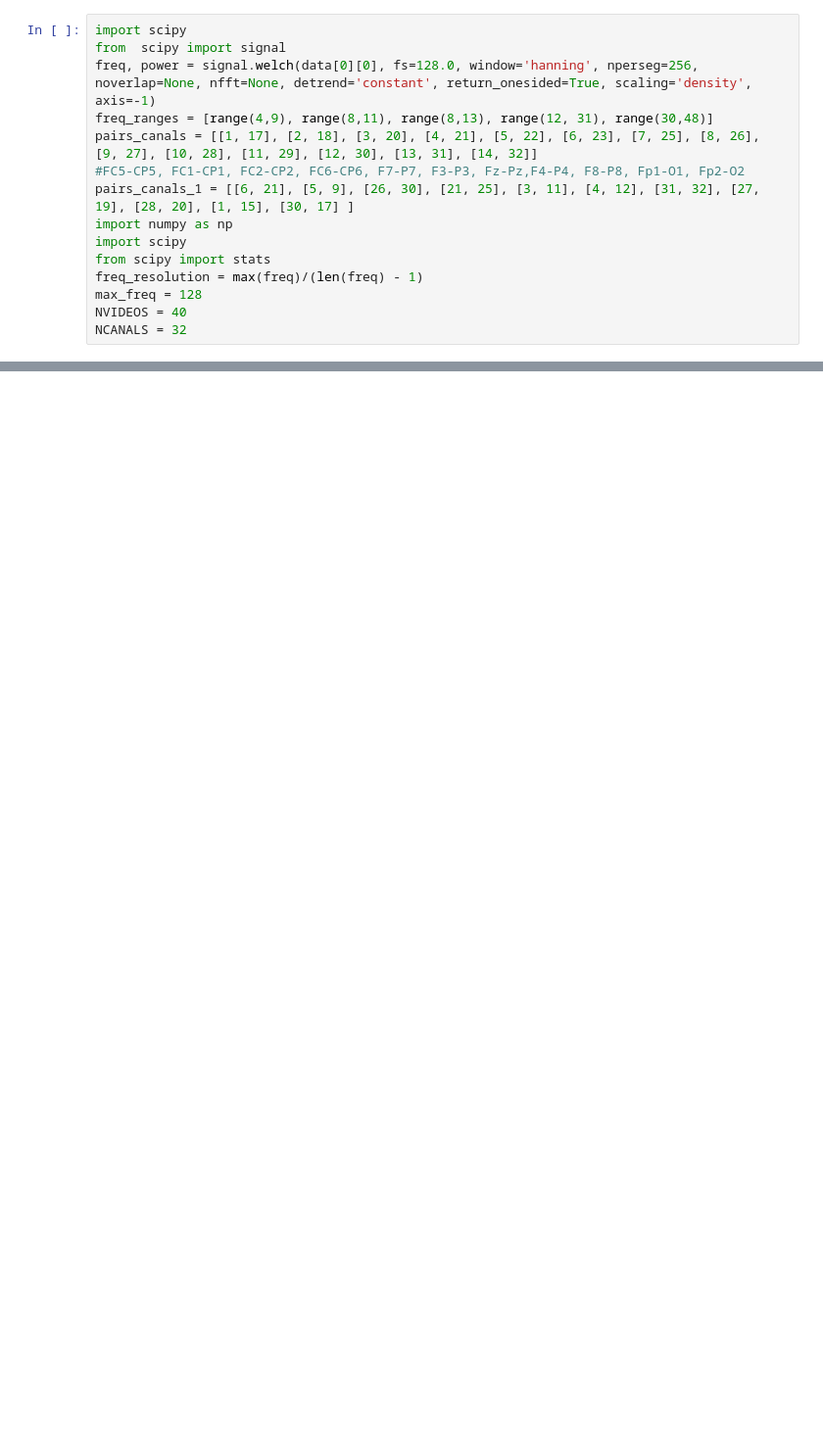
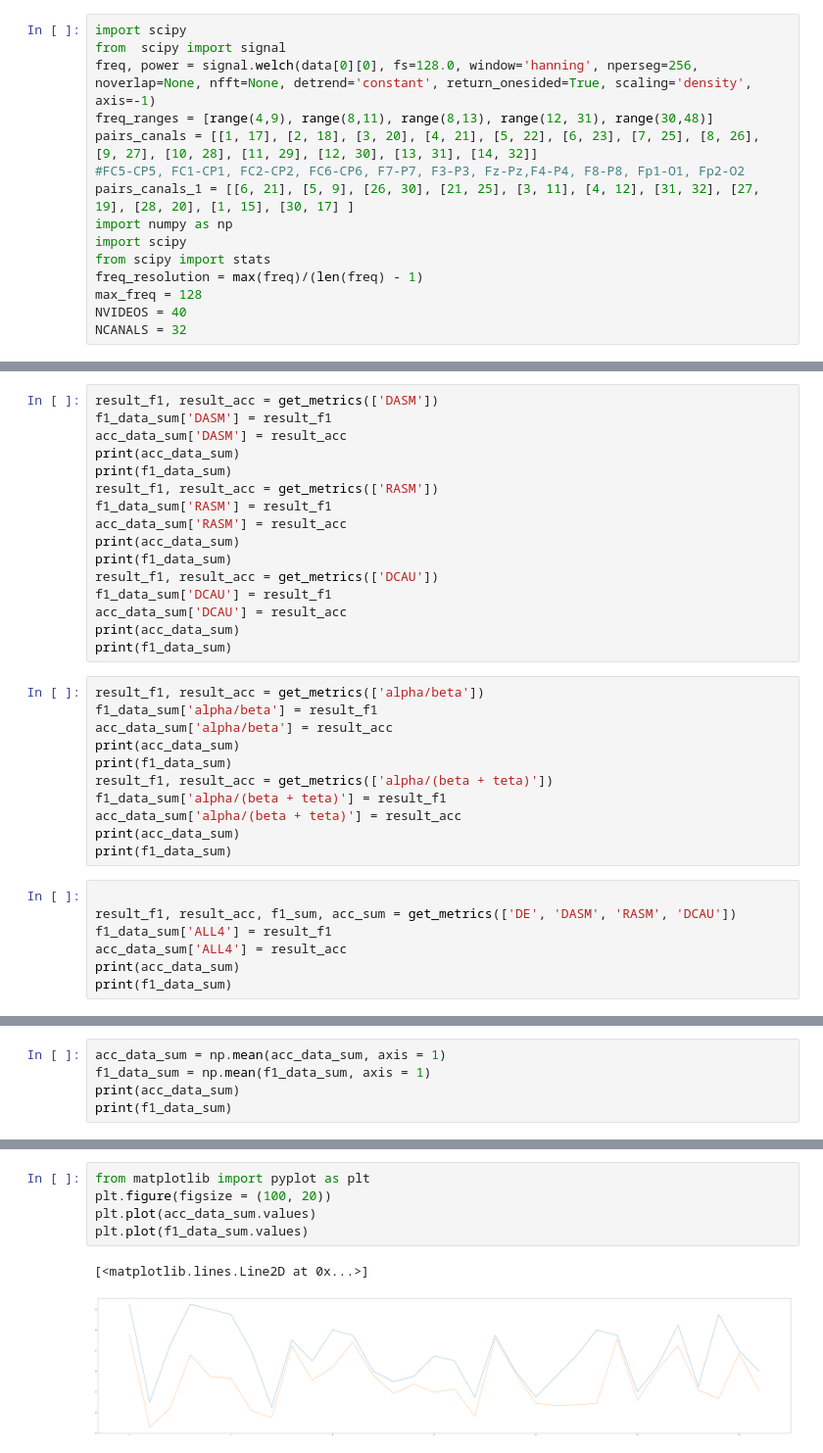
Before and after one commit to mykolesiko/eeg_investigation, a Jupyter notebook: MADE_baseline_report_noneutral_article.ipynb, the cells around one changed output, grey strips where cells are left out. Shown at 98% size. Drawn from its saved outputs; the diff is of its cells as text; blank space fills up the shorter version.

```diff
--- a/MADE_baseline_report_noneutral_article.ipynb
+++ b/MADE_baseline_report_noneutral_article.ipynb
@@ -446,0 +434,34 @@ print(data_all.shape)
+# %%
+result_f1, result_acc = get_metrics(['DASM'])
+f1_data_sum['DASM'] = result_f1
+acc_data_sum['DASM'] = result_acc
+print(acc_data_sum)
+print(f1_data_sum)
+result_f1, result_acc = get_metrics(['RASM'])
+f1_data_sum['RASM'] = result_f1
+acc_data_sum['RASM'] = result_acc
+print(acc_data_sum)
+print(f1_data_sum)
+result_f1, result_acc = get_metrics(['DCAU'])
+f1_data_sum['DCAU'] = result_f1
+acc_data_sum['DCAU'] = result_acc
+print(acc_data_sum)
+print(f1_data_sum)
+# %%
+result_f1, result_acc = get_metrics(['alpha/beta'])
+f1_data_sum['alpha/beta'] = result_f1
+acc_data_sum['alpha/beta'] = result_acc
+print(acc_data_sum)
+print(f1_data_sum)
+result_f1, result_acc = get_metrics(['alpha/(beta + teta)'])
+f1_data_sum['alpha/(beta + teta)'] = result_f1
+acc_data_sum['alpha/(beta + teta)'] = result_acc
+print(acc_data_sum)
+print(f1_data_sum)
+# %%
+
+result_f1, result_acc, f1_sum, acc_sum = get_metrics(['DE', 'DASM', 'RASM', 'DCAU'])
+f1_data_sum['ALL4'] = result_f1
+acc_data_sum['ALL4'] = result_acc
+print(acc_data_sum)
+print(f1_data_sum)
@@ -446,0 +527,5 @@ print(data_all.shape)
+# %%
+acc_data_sum = np.mean(acc_data_sum, axis = 1)
+f1_data_sum = np.mean(f1_data_sum, axis = 1)
+print(acc_data_sum)
+print(f1_data_sum)
@@ -446,0 +555,8 @@ print(data_all.shape)
+# %%
+from matplotlib import pyplot as plt
+plt.figure(figsize = (100, 20))
+plt.plot(acc_data_sum.values)
+plt.plot(f1_data_sum.values)
+# %% [output]
+[<matplotlib.lines.Line2D at 0x...>]
+[figure, added]
```
Also changed, not shown: parts of 36 cells of this notebook.
